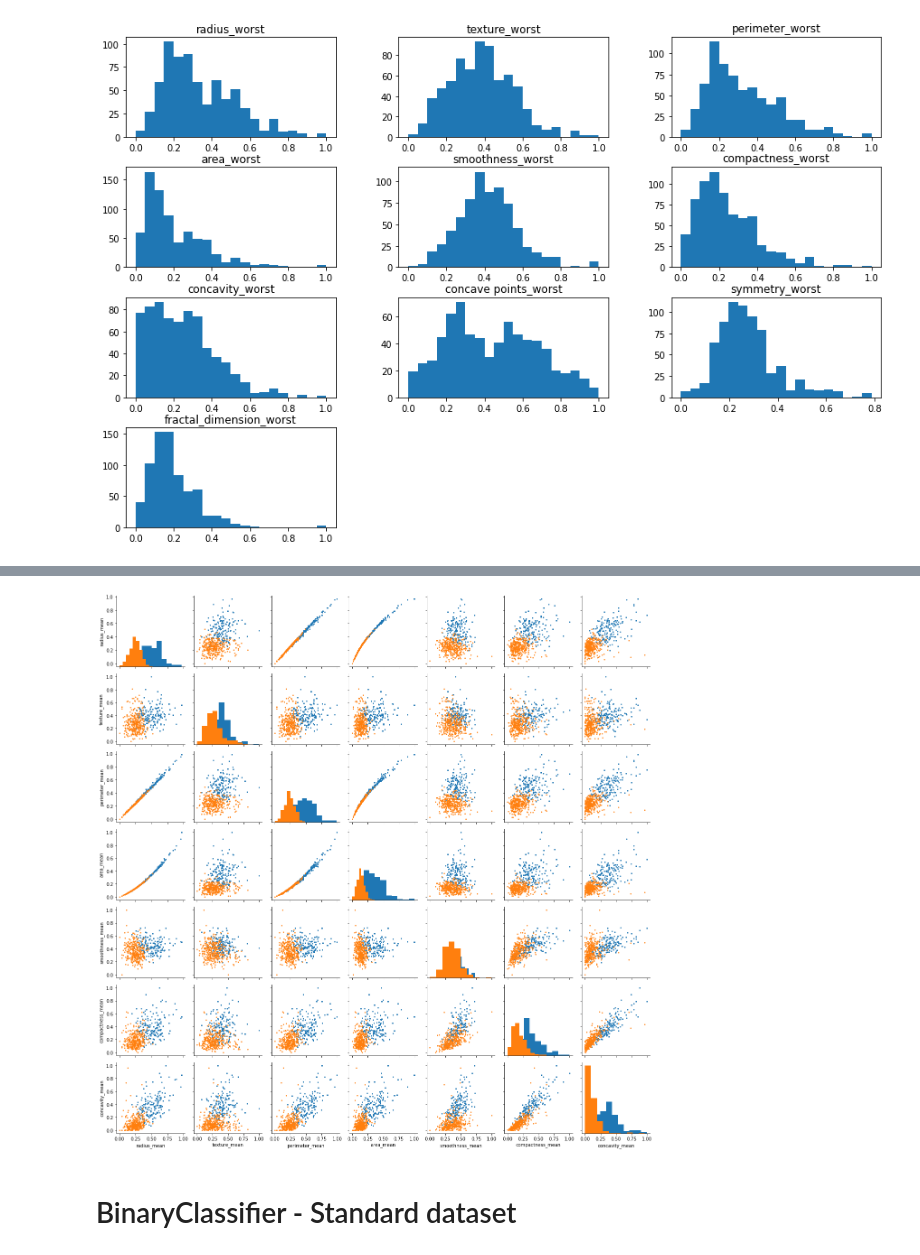
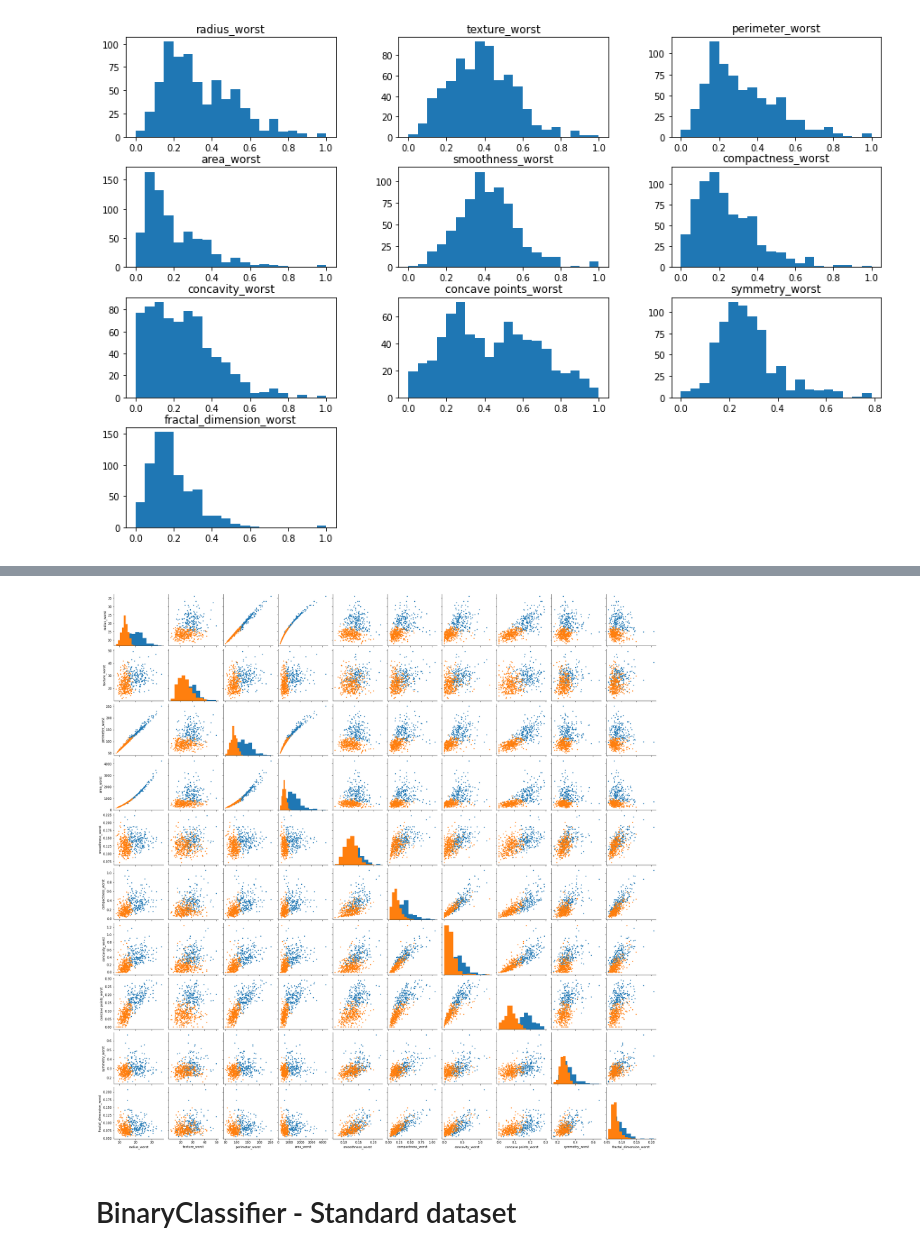
Before and after one commit to chinmayprele/PH582-ML-Final_Project, a Jupyter notebook: final/Finalproj.ipynb, the cells around one changed output, grey strips where cells are left out. Drawn from its saved outputs; the diff is of its cells as text; code cells hidden in the pictures.

```diff
--- a/final/Finalproj.ipynb
+++ b/final/Finalproj.ipynb
@@ -193,10 +217,15 @@ sn.heatmap(cor, annot=True, )
 # %%
-g = sn.PairGrid(bc[[bc.columns[1],bc.columns[2],bc.columns[3],
-                     bc.columns[4], bc.columns[5],bc.columns[6],bc.columns[7],bc.columns[8]]],hue='diagnosis' )
+bc = pd.read_csv("BC_data.csv")
+mean=bc.iloc[:,1:12]
+se=bc.iloc[:,12:22]
+worst=bc.iloc[:,22:]
+#replace worst wit hse and mean get plots for mean and SE features.
+g = sn.PairGrid(bc[[bc.columns[1],worst.columns[0],worst.columns[1],
+                     worst.columns[2], worst.columns[3],worst.columns[4],worst.columns[5],worst.columns[6], worst.columns[7], worst.columns[8], worst.columns[9]]],hue='diagnosis' )
 g = g.map_diag(plt.hist)
-g = g.map_offdiag(plt.scatter, s = 3)
+g = g.map_offdiag(plt.scatter, s = 5)
 # %% [output]
-[figure, old version]
+[figure, new version]
 # %% [markdown]
 # BinaryClassifier - Standard dataset
 # %%
```
Also changed, not shown: parts of 44 cells of this notebook.
